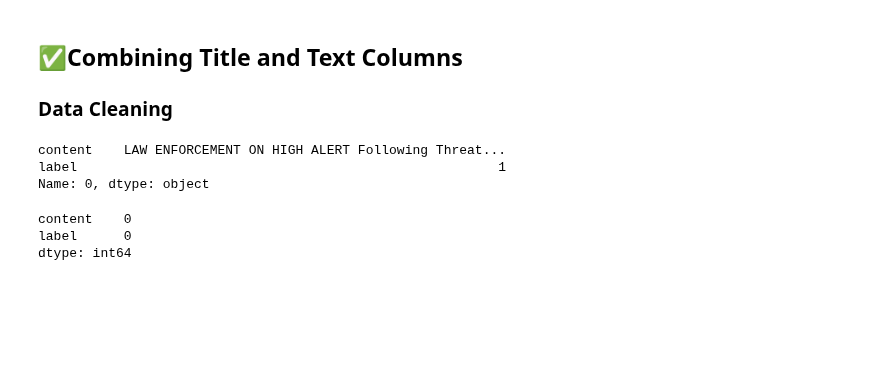
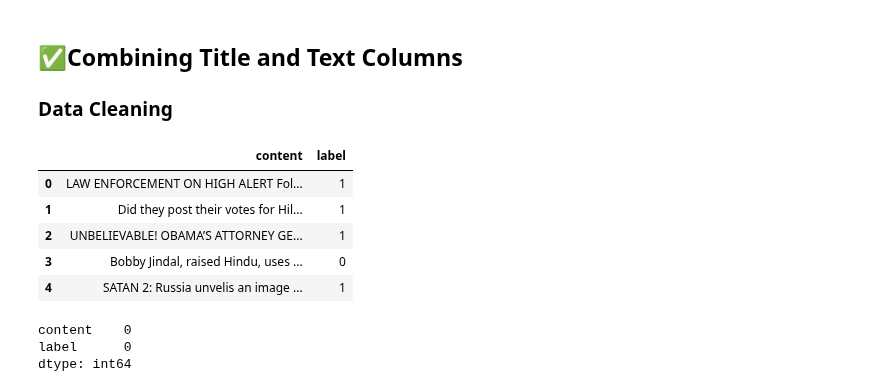
Before and after one commit to Susanta2025-lab/Fatocheck, a Jupyter notebook: notebooks/exploration.ipynb, the cells around one changed output. Cells and saved outputs as stored; diff of their text form; code cells hidden in the pictures; blank space fills up the shorter version.

```diff
--- a/notebooks/exploration.ipynb
+++ b/notebooks/exploration.ipynb
@@ -91,11 +91,14 @@ df["content"] = (df["title"].fillna("") + " " + df["text"].fillna("")).str.strip
 # %%
 df = df[['content', 'label']]
 # %%
-df.iloc[0]
+df.head()
 # %% [output]
-content    LAW ENFORCEMENT ON HIGH ALERT Following Threat...
-label                                                      1
-Name: 0, dtype: object
+|  | content | label |
+| 0 | LAW ENFORCEMENT ON HIGH ALERT Fol... | 1 |
+| 1 | Did they post their votes for Hil... | 1 |
+| 2 | UNBELIEVABLE! OBAMA’S ATTORNEY GE... | 1 |
+| 3 | Bobby Jindal, raised Hindu, uses ... | 0 |
+| 4 | SATAN 2: Russia unvelis an image ... | 1 |
 # %%
 # Check for nan values in the combined content
 df.isnull().sum()
```
Also changed, not shown: parts of 4 cells of this notebook.
